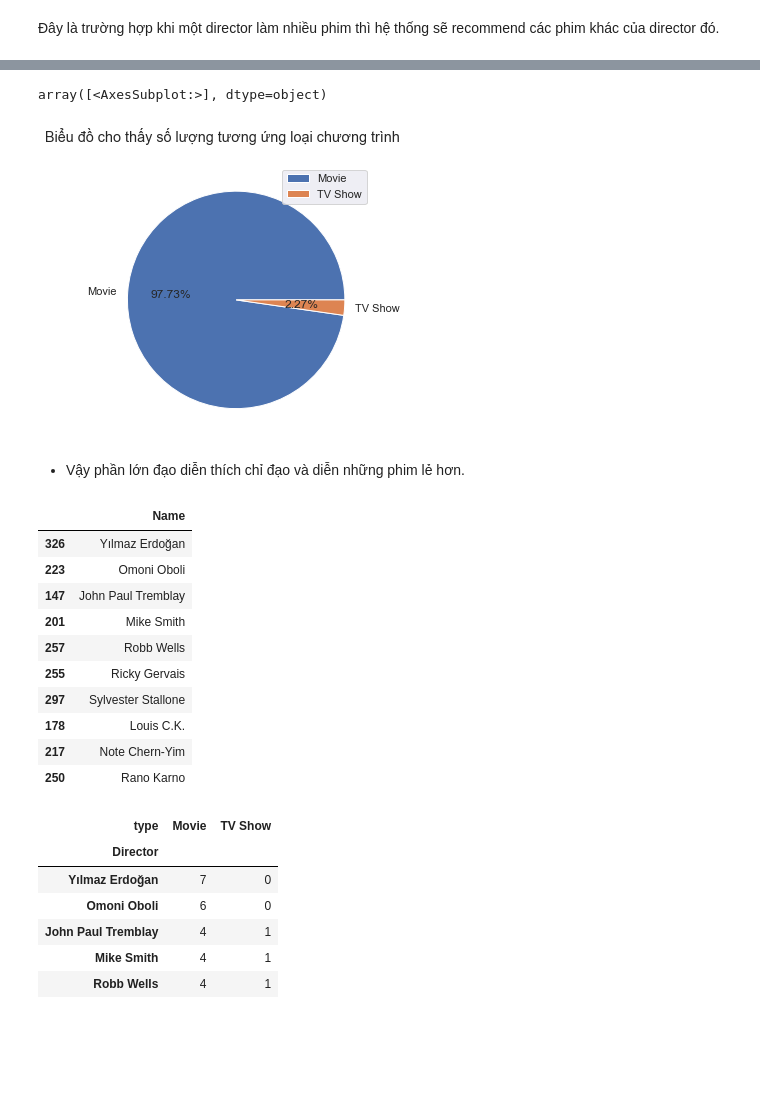
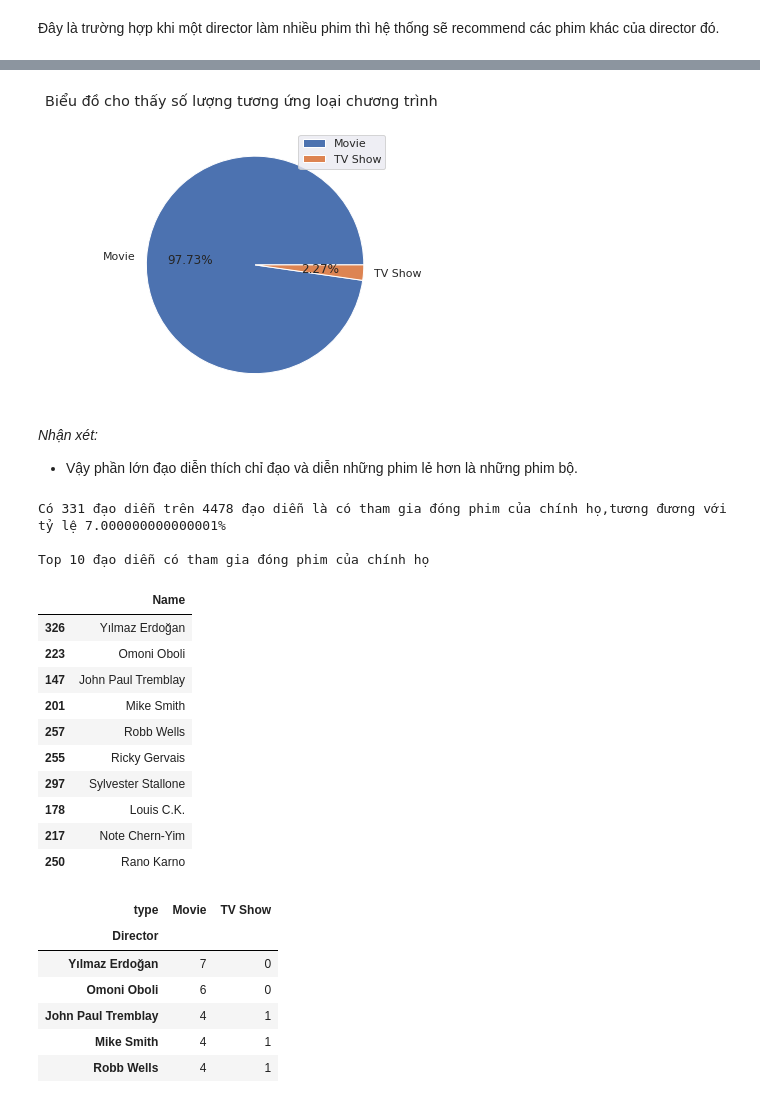
Before and after one commit to sgrayk/P4DS, a Jupyter notebook: Netflix Data Analysis.ipynb, the cells around one changed output, grey strips where cells are left out. Cells and saved outputs as stored; diff of their text form; code cells hidden in the pictures; blank space fills up the shorter version.

```diff
--- a/Netflix Data Analysis.ipynb
+++ b/Netflix Data Analysis.ipynb
@@ -925,25 +949,36 @@ Vài ví dụ về những phim đó gồm:
 # %%
-sns.set_theme()
+# Kiểm tra loại phim nào mà đạo diễn có tham gia diễn xuất nhiều hơn
+all_type_df = pd.DataFrame(list_df['type'].value_counts())
+ax = all_type_df.plot(kind='pie', legend=True, title='Biểu đồ cho thấy số lượng tương ứng loại chương trình',
+                     subplots=True,autopct='%1.2f%%', figsize=(15,5), ylabel='')
 
-all_type_df = pd.DataFrame(list_df['type'].value_counts())
-all_type_df.plot(kind='pie', legend=True, title='Biểu đồ cho thấy số lượng tương ứng loại chương trình',
-                     subplots=True,autopct='%1.2f%%', figsize=(15,5), ylabel='')
+plt.show()
 # %% [output]
-array([<AxesSubplot:>], dtype=object)
-[figure, old version]
+[figure, new version]
 # %% [markdown]
-- Vậy phần lớn đạo diễn thích chỉ đạo và diễn những phim lẻ hơn.
+*Nhận xét:*
+- Vậy phần lớn đạo diễn thích chỉ đạo và diễn những phim lẻ hơn là những phim bộ.
 # %%
+# Lấy danh sách những đạo diễn - diễn viên top đầu
 list_director, count_director = np.unique(np.sum(list_df['director']),return_counts=True)
 
 director_df = pd.DataFrame(data=list(zip(list_director, count_director)),columns=['Name','Count'])\
                 .sort_values(by=['Count'], ascending=False)\
                 .drop(columns=['Count'])
 
+number_director_cast = len(list_director)
+number_all_director = len(np.unique(df_movies.loc[:,'director'].sum()))
+print(f"Có {number_director_cast} đạo diễn trên {number_all_director} đạo diễn là có tham gia đóng phim của chính họ,\
+tương đương với tỷ lệ {np.round(number_director_cast / number_all_director,decimals=2)*100}%")
+
 top_10_director = director_df.head(10)
 
+print(f'\nTop 10 đạo diễn có tham gia đóng phim của chính họ')
 top_10_director
 # %% [output]
+Có 331 đạo diễn trên 4478 đạo diễn là có tham gia đóng phim của chính họ,tương đương với tỷ lệ 7.000000000000001%
+
+Top 10 đạo diễn có tham gia đóng phim của chính họ
 |  | Name |
 | 326 | Yılmaz Erdoğan |
 | 223 | Omoni Oboli |
```
Also changed, not shown: parts of 42 cells of this notebook.
